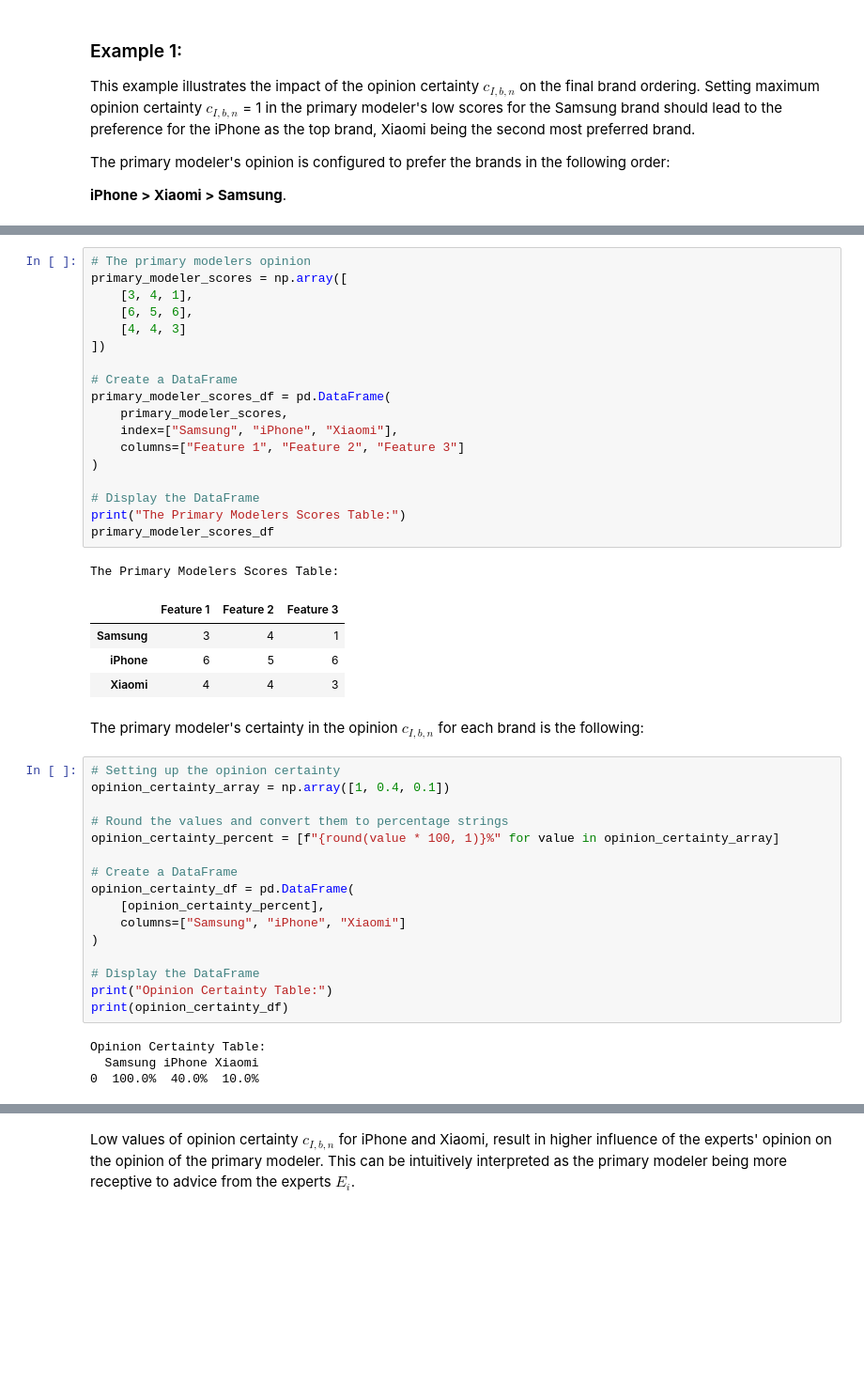
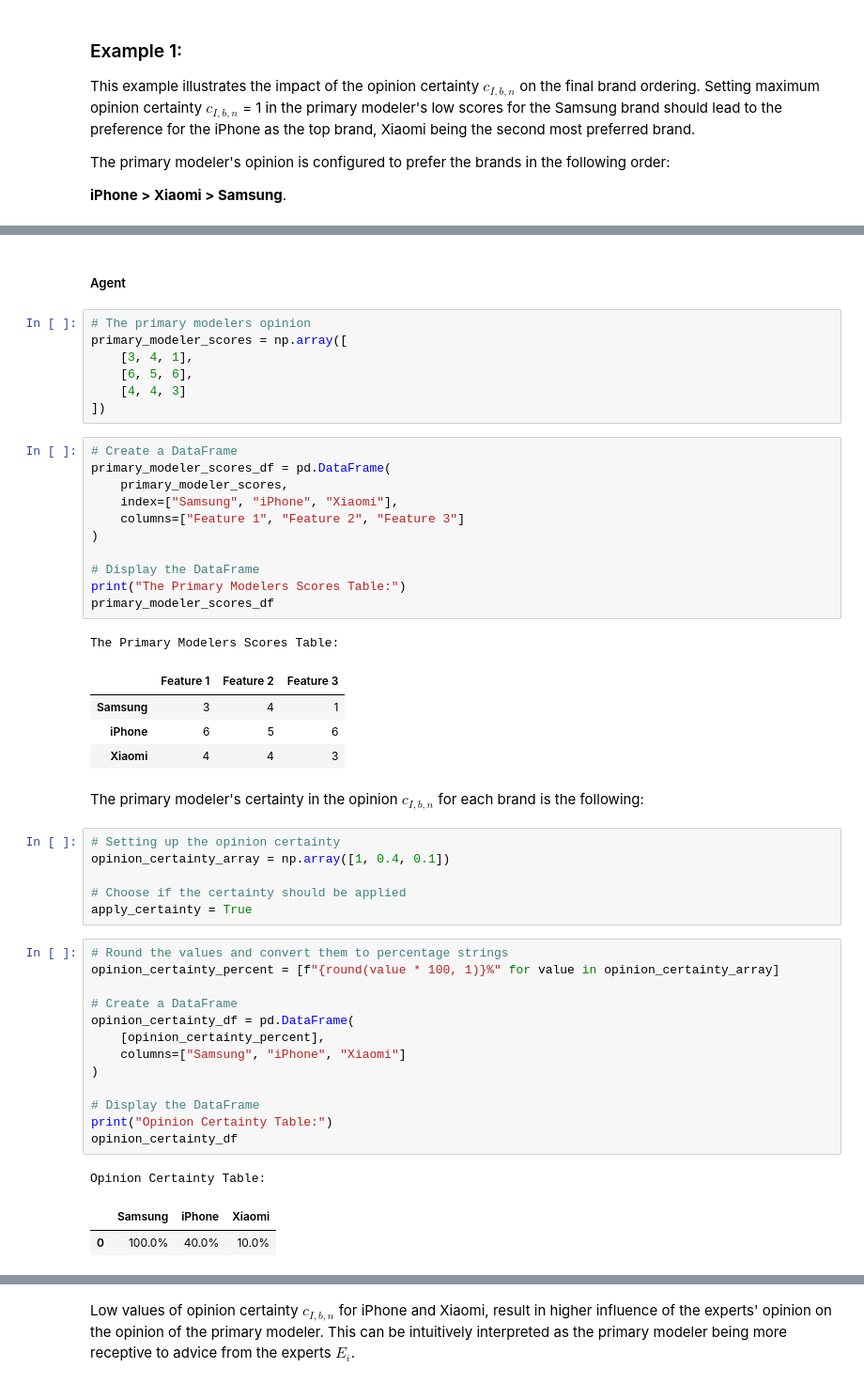
Before and after one commit to Ruzejjur/TMoCOBoT_python, a Jupyter notebook: code/main.ipynb, the cells around one changed output, grey strips where cells are left out. Shown at 94% size. Saved outputs shown, nothing was run; the diff lists cells and outputs as text; blank space fills up the shorter version.

```diff
--- a/code/main.ipynb
+++ b/code/main.ipynb
@@ -1091,11 +999,13 @@ The primary modeler's opinion is configured to prefer the brands in the followin
+# %% [markdown]
+##### Agent
+# %%
+# The primary modelers opinion
+primary_modeler_scores = np.array([
+    [3, 4, 1],
+    [6, 5, 6],
+    [4, 4, 3]
+])
 # %%
-# The primary modelers opinion
-primary_modeler_scores = np.array([
-    [3, 4, 1],
-    [6, 5, 6],
-    [4, 4, 3]
-])
-
 # Create a DataFrame
 primary_modeler_scores_df = pd.DataFrame(
     primary_modeler_scores,
@@ -1114,26 +1024,29 @@ The Primary Modelers Scores Table:
 | Xiaomi | 4 | 4 | 3 |
 # %% [markdown]
 The primary modeler's certainty in the opinion $c_{I,b,n}$ for each brand is the following:
+# %%
+# Setting up the opinion certainty
+opinion_certainty_array = np.array([1, 0.4, 0.1])
+
+# Choose if the certainty should be applied
+apply_certainty = True
 # %%
-# Setting up the opinion certainty
-opinion_certainty_array = np.array([1, 0.4, 0.1])
-
 # Round the values and convert them to percentage strings
 opinion_certainty_percent = [f"{round(value * 100, 1)}%" for value in opinion_certainty_array]
 
 # Create a DataFrame
 opinion_certainty_df = pd.DataFrame(
     [opinion_certainty_percent],
     columns=["Samsung", "iPhone", "Xiaomi"]
 )
 
 # Display the DataFrame
 print("Opinion Certainty Table:")
-print(opinion_certainty_df)
+opinion_certainty_df
 # %% [output]
 Opinion Certainty Table:
-  Samsung iPhone Xiaomi
-0  100.0%  40.0%  10.0%
+|  | Samsung | iPhone | Xiaomi |
+| 0 | 100.0% | 40.0% | 10.0% |
 # %%
 # Setting up the number of responders for each brand so that the opinion
 # certainty can be applied as many times as the responders responded
```
Also changed, not shown: parts of 101 cells of this notebook.
